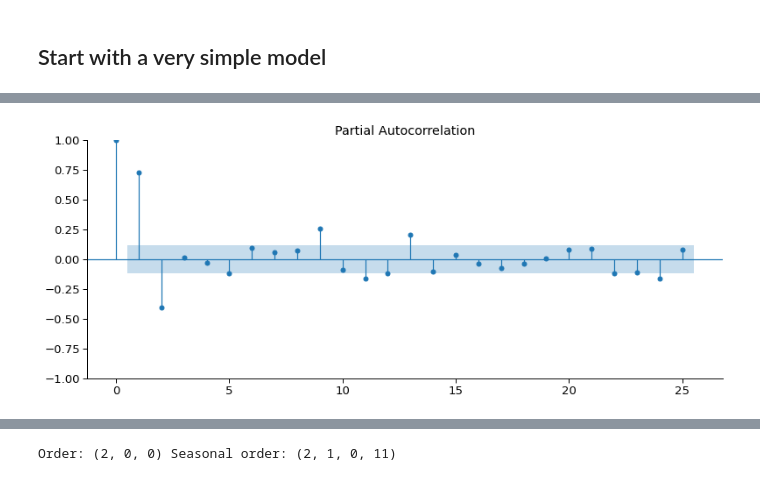
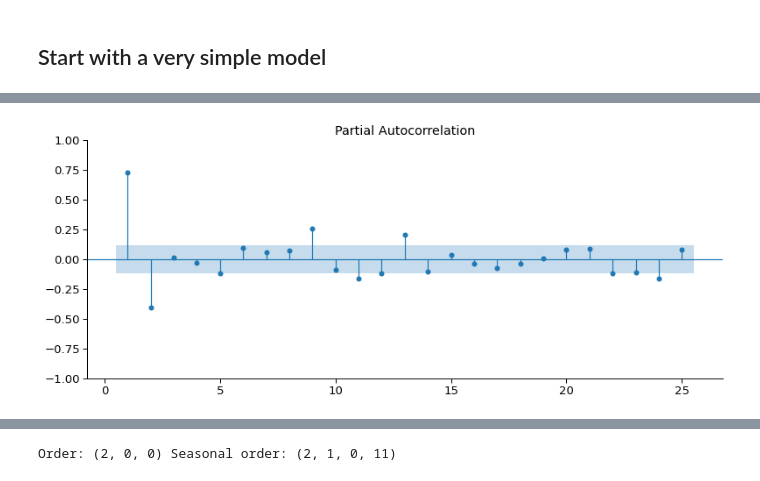
Before and after one commit to razielar/coursera_time_series_forecasting, a Jupyter notebook: time_series_analysis/week_3/2_arima_sarima_models/3_2.sarima.exercise.ipynb, the cells around one changed output, grey strips where cells are left out. Saved outputs shown, nothing was run; the diff lists cells and outputs as text; code cells hidden in the pictures.

```diff
--- a/time_series_analysis/week_3/2_arima_sarima_models/3_2.sarima.exercise.ipynb
+++ b/time_series_analysis/week_3/2_arima_sarima_models/3_2.sarima.exercise.ipynb
@@ -141,7 +160,7 @@ start_model= SARIMAX(data.log_transformation, order= (0,0,0), seasonal_order= (0
 # %%
-pacf_residuals= plot_pacf(start_model.resid[start_model.loglikelihood_burn:])
+pacf_residuals= plot_pacf(start_model.resid[start_model.loglikelihood_burn:], zero= False)
 # %% [output]
-[figure, old version]
+[figure, new version]
 # %%
 auto_model= pm.auto_arima(data.log_transformation,
                           start_p= 0, max_p= 3,
```
Also changed, not shown: parts of 5 cells of this notebook, 2 other files.
